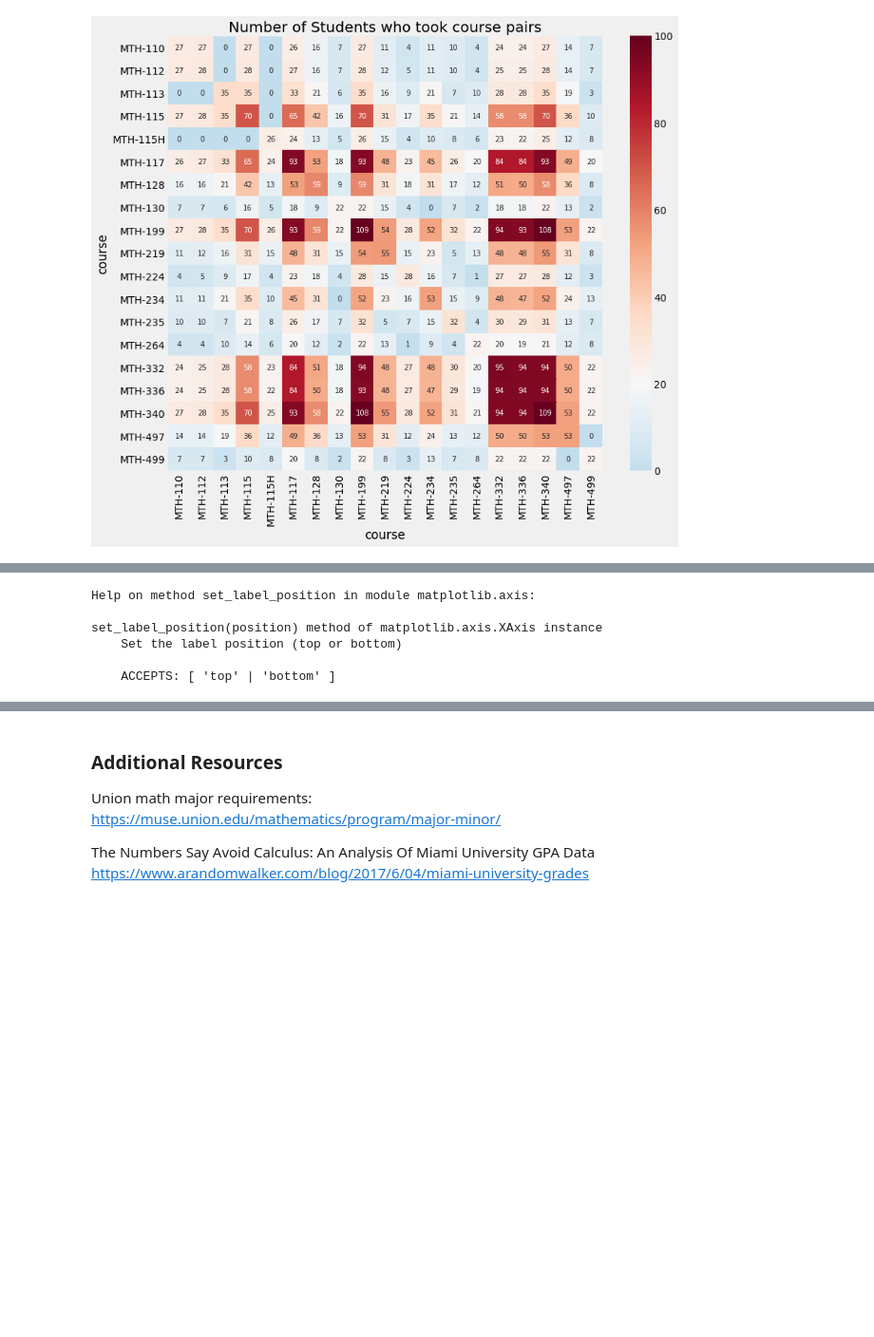
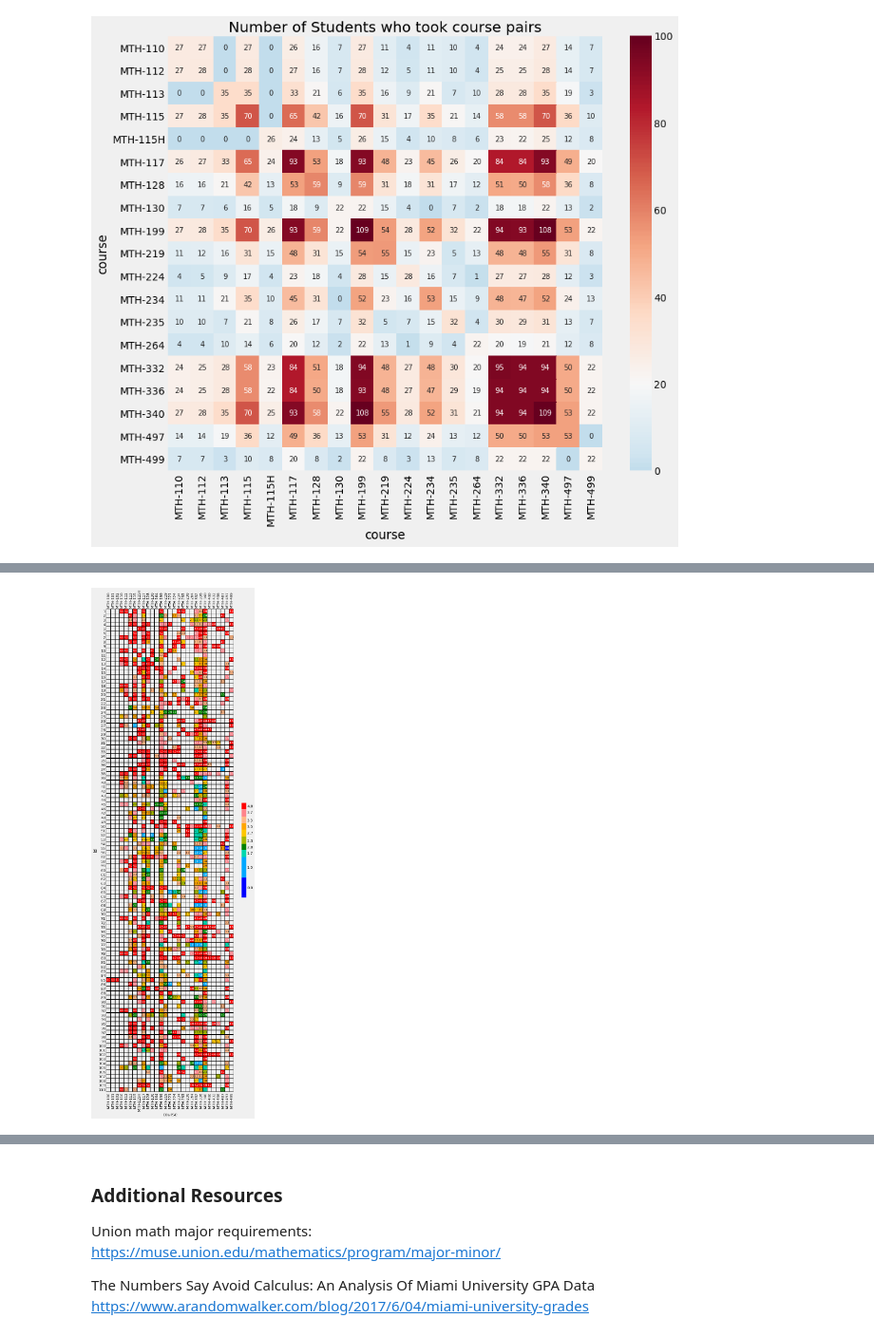
Before and after one commit to pmgasper/union_students, a Jupyter notebook: data_exploration.ipynb, the cells around one changed output, grey strips where cells are left out. Shown at 95% size. Cells and saved outputs as stored; diff of their text form; code cells hidden in the pictures; blank space fills up the shorter version.

```diff
--- a/data_exploration.ipynb
+++ b/data_exploration.ipynb
@@ -715,10 +712,40 @@ plt.show()
-# %%
-
-help(ax.xaxis.set_label_position)
-# %% [output]
-Help on method set_label_position in module matplotlib.axis:
-
-set_label_position(position) method of matplotlib.axis.XAxis instance
-    Set the label position (top or bottom)
-
-    ACCEPTS: [ 'top' | 'bottom' ]
+# %%
+# Grades by student by course
+#   showing courses taken more at least 10 times across all class years
+#   and MTH-100, 101 and 102 regardless
+min_count = 10    # exclude courses taken less than min_count times
+include = ['MTH-100', 'MTH-101', 'MTH-102']  # include regardles of time taken
+
+graph_data = (data.groupby('course')
+                  .filter(lambda group: (len(group) >= min_count) |
+                                        (group.course.max() in include))
+                  .pivot_table('point', 'id', 'course', aggfunc='max')
+             )
+
+include = graph_data.columns   # For use in graphing by class (next cell)
+
+fig = plt.figure(figsize=(10, 40))
+colors = ['blue', 'cyan', 'green', 'gold', 'orange', 'pink', 'red']
+cmap = plt_colors.LinearSegmentedColormap.from_list('custom_cb', colors)
+bounds=[-0.5, 0.5, 1.5, 1.85, 2.15, 2.5, 2.85, 3.15, 3.5, 3.85, 4.15]
+norm = plt_colors.BoundaryNorm(bounds, cmap.N)
+
+ax = (sns.heatmap(graph_data,
+                  vmin=0, vmax=4,
+                  cmap=cmap,
+                  cbar_kws={'shrink':0.16, 'cmap':cmap, 'norm':norm,
+                            'ticks':point_rank,
+                            'spacing':'proportional',
+                            'format':'%.1f'},
+                  linewidth=1, linecolor='black',
+                  annot=True, fmt='.1f', annot_kws={'fontsize':10},
+                  square=True,
+                  norm=norm
+                )
+     )
+
+ax.xaxis.set_tick_params(labeltop=True)
+plt.xticks(rotation=90)
+plt.show()
+# %% [output]
+[figure, added]
```
Also changed, not shown: parts of 8 cells of this notebook.
